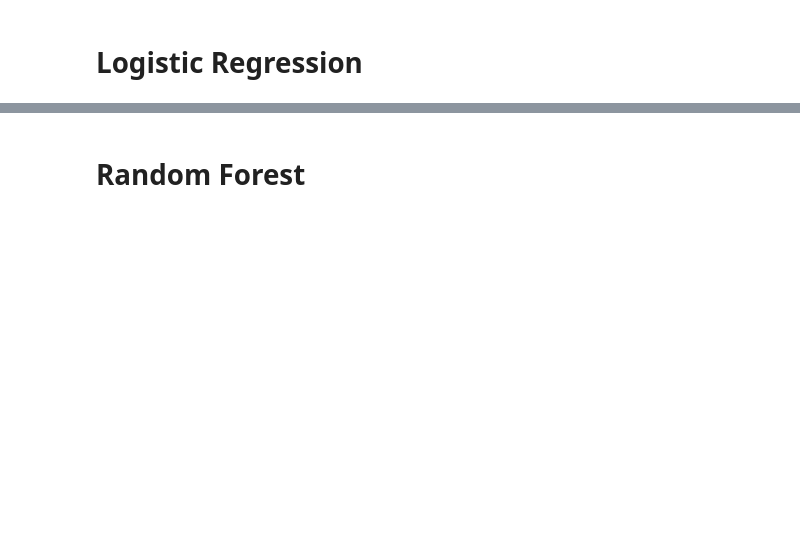
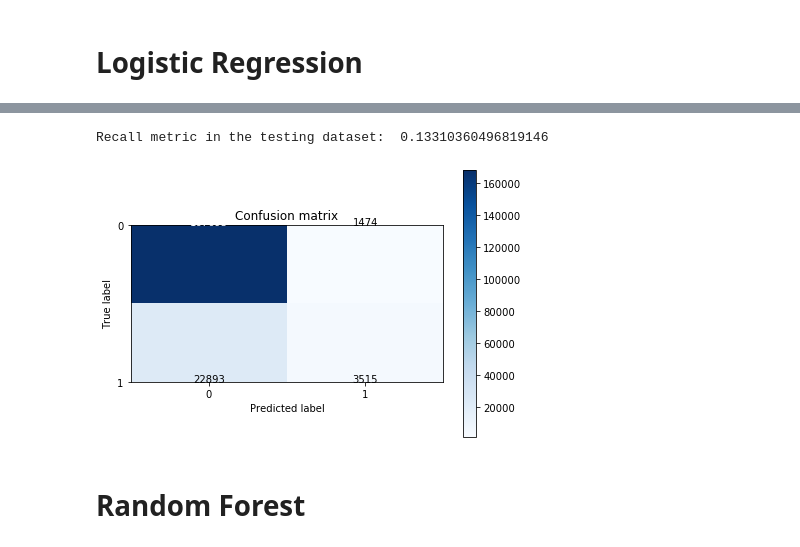
Before and after one commit to danghung-dev/cbd-assignment, a Jupyter notebook: assignment5_Airline_Arrival/assignment5_2.ipynb, the cells around one changed output, grey strips where cells are left out. Saved outputs shown, nothing was run; the diff lists cells and outputs as text; code cells hidden in the pictures; blank space fills up the shorter version.

```diff
--- a/assignment5_Airline_Arrival/assignment5_2.ipynb
+++ b/assignment5_Airline_Arrival/assignment5_2.ipynb
@@ -387,6 +426,4 @@ categorical_OneHot.head()
 data_withOneHot = pd.DataFrame()
 data_withOneHot = numerical.copy()
 data_withOneHot = pd.concat([data_withOneHot,categorical_OneHot],axis=1)
-data = data_withOneHot
-data.head()
 # %%
@@ -395,0 +435,6 @@ Nhìn vào phân phối trên, các biến có ảnh hưởng đến ArrDelay l
+# %%
+
+mm_scaler = preprocessing.MinMaxScaler(feature_range=(0.01, 0.99))
+X_OneHotMinMax = pd.DataFrame(mm_scaler.fit_transform(data_withOneHot))
+X_OneHotMinMax.columns = data_withOneHot.columns
+X_OneHotMinMax.describe()
@@ -395,0 +453,6 @@ Nhìn vào phân phối trên, các biến có ảnh hưởng đến ArrDelay l
+# %%
+from sklearn.model_selection import train_test_split
+
+y = data['LateArr']
+X_train_lg, X_test_lg, y_train_lg, y_test_lg = train_test_split(X_OneHotMinMax, y, test_size = 0.2, random_state = 10)
+X_train_lg
@@ -495,8 +663,9 @@ plt.show()
 from sklearn.linear_model import LogisticRegression
 
 model = LogisticRegression()
-model.fit(X_train, y_train)
+model.fit(X_train_lg, y_train_lg)
 
-y_pred = model.predict(X_test)
-lg_score = model.score(X_test, y_test)
-print(lg_score)
+y_pred = model.predict(X_test_lg)
+lg_score = model.score(X_test_lg, y_test_lg)
+# print(lg_score)
+print(classification_report(y_test, y_pred))
@@ -507,17 +685,20 @@ print('recall score', metrics.recall_score(y_test, y_pred))
 # %%
 # Compute confusion matrix
-cnf_matrix = metrics.confusion_matrix(y_test,y_pred)
+cnf_matrix = metrics.confusion_matrix(y_test_lg,y_pred)
 np.set_printoptions(precision=2)
 
 print("Recall metric in the testing dataset: ", cnf_matrix[1,1]/(cnf_matrix[1,0]+cnf_matrix[1,1]))
 
 # Plot non-normalized confusion matrix
 class_names = [0,1]
 plt.figure()
 plot_confusion_matrix(cnf_matrix
                       , classes=class_names
                       , title='Confusion matrix')
 plt.show()
+# %% [output]
+Recall metric in the testing dataset:  0.13310360496819146
+[figure, added]
 # %% [markdown]
 # Random Forest
 # %%
```
Also changed, not shown: parts of 26 cells of this notebook.
